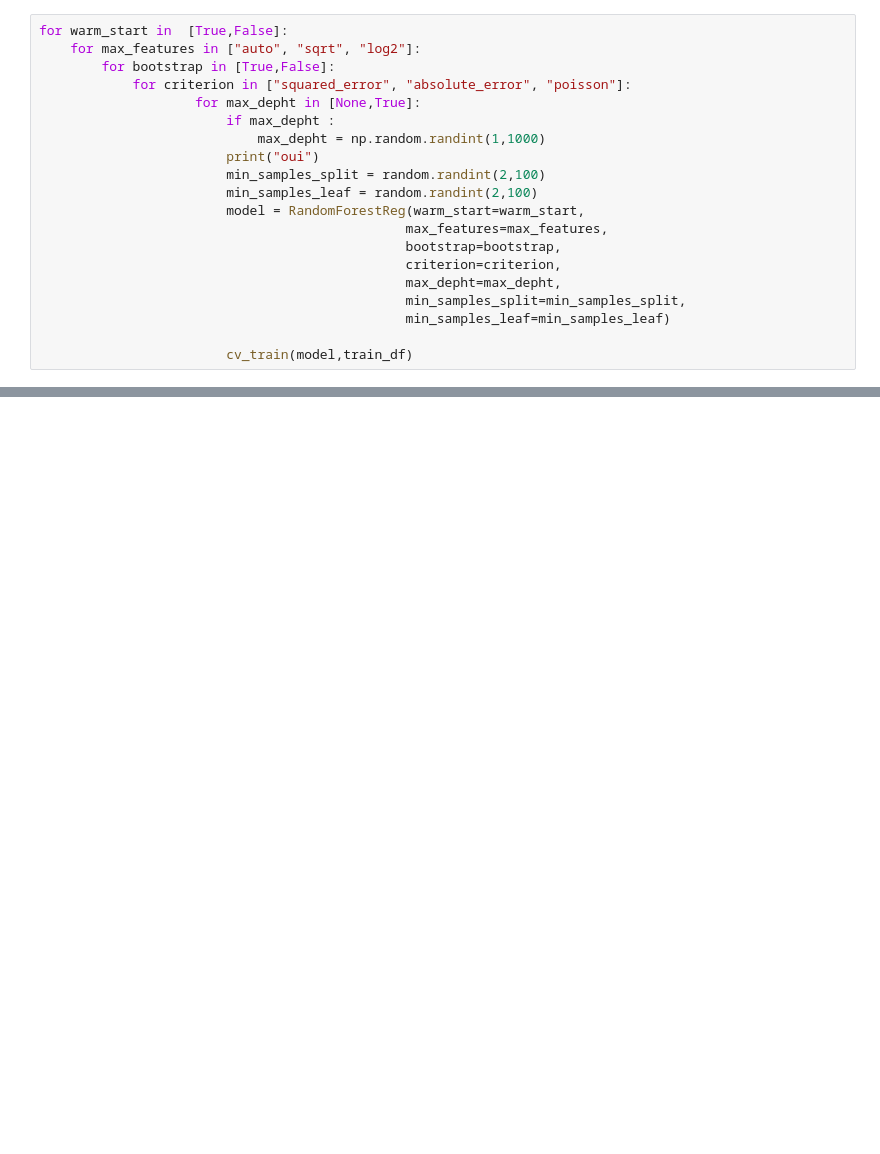
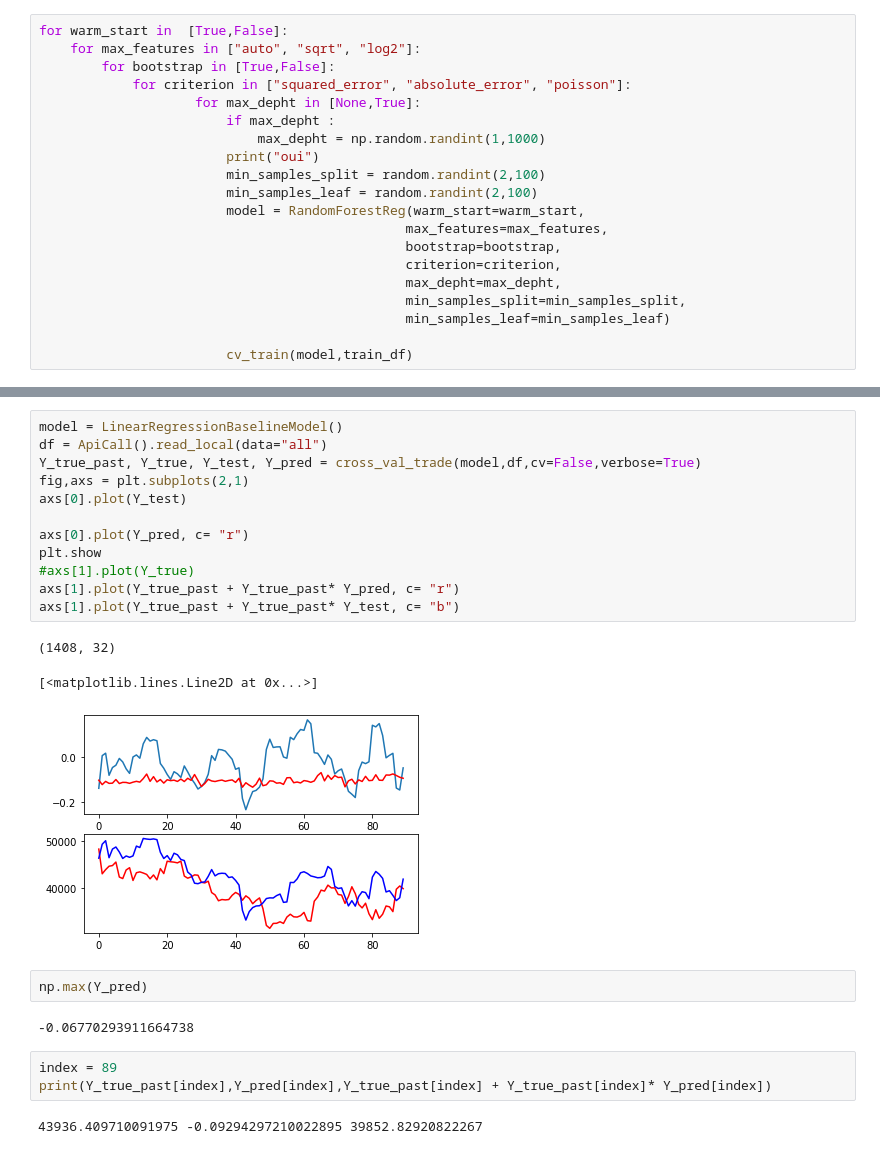
Before and after one commit to AlexandreLaizet/bitcoin_deep_learning, a Jupyter notebook: notebooks/Etienne-Copy-AL.ipynb, the cells around one changed output, grey strips where cells are left out. Saved outputs shown, nothing was run; the diff lists cells and outputs as text; blank space fills up the shorter version.

```diff
--- a/notebooks/Etienne-Copy-AL.ipynb
+++ b/notebooks/Etienne-Copy-AL.ipynb
@@ -571,0 +622,25 @@ Epoch 13/20
+# %%
+model = LinearRegressionBaselineModel()
+df = ApiCall().read_local(data="all")
+Y_true_past, Y_true, Y_test, Y_pred = cross_val_trade(model,df,cv=False,verbose=True)
+fig,axs = plt.subplots(2,1)
+axs[0].plot(Y_test)
+
+axs[0].plot(Y_pred, c= "r")
+plt.show
+#axs[1].plot(Y_true)
+axs[1].plot(Y_true_past + Y_true_past* Y_pred, c= "r")
+axs[1].plot(Y_true_past + Y_true_past* Y_test, c= "b")
+# %% [output]
+(1408, 32)
+[<matplotlib.lines.Line2D at 0x...>]
+[figure, added]
+# %%
+np.max(Y_pred)
+# %% [output]
+-0.06770293911664738
+# %%
+index = 89
+print(Y_true_past[index],Y_pred[index],Y_true_past[index] + Y_true_past[index]* Y_pred[index])
+# %% [output]
+43936.409710091975 -0.09294297210022895 39852.82920822267
```
Also changed, not shown: parts of 18 cells of this notebook, 2 other files.
